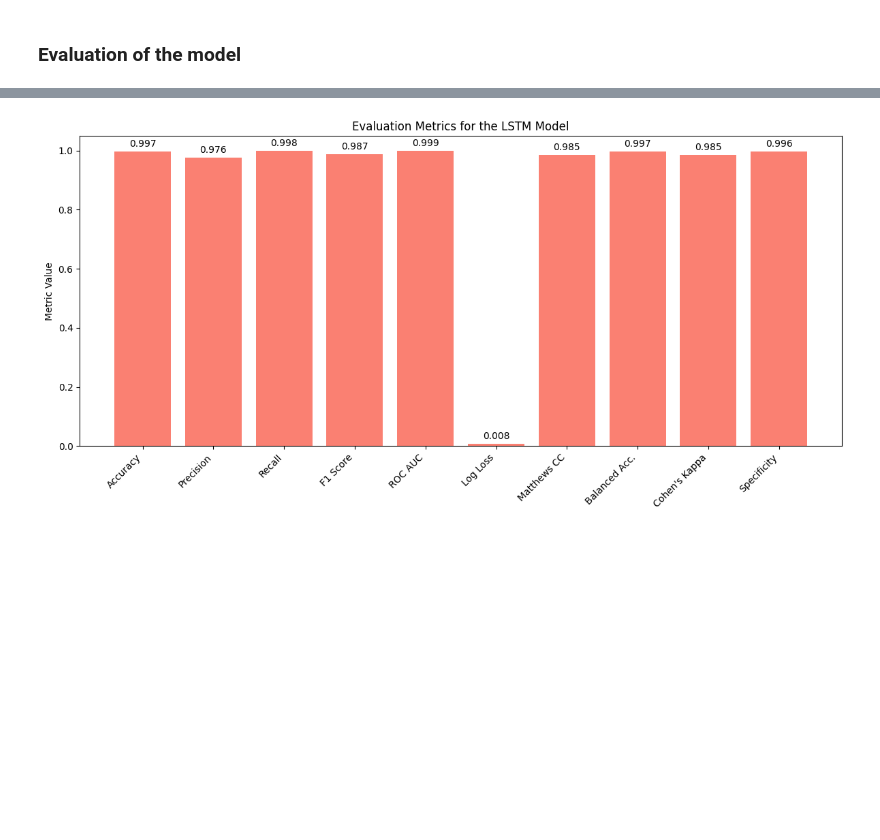
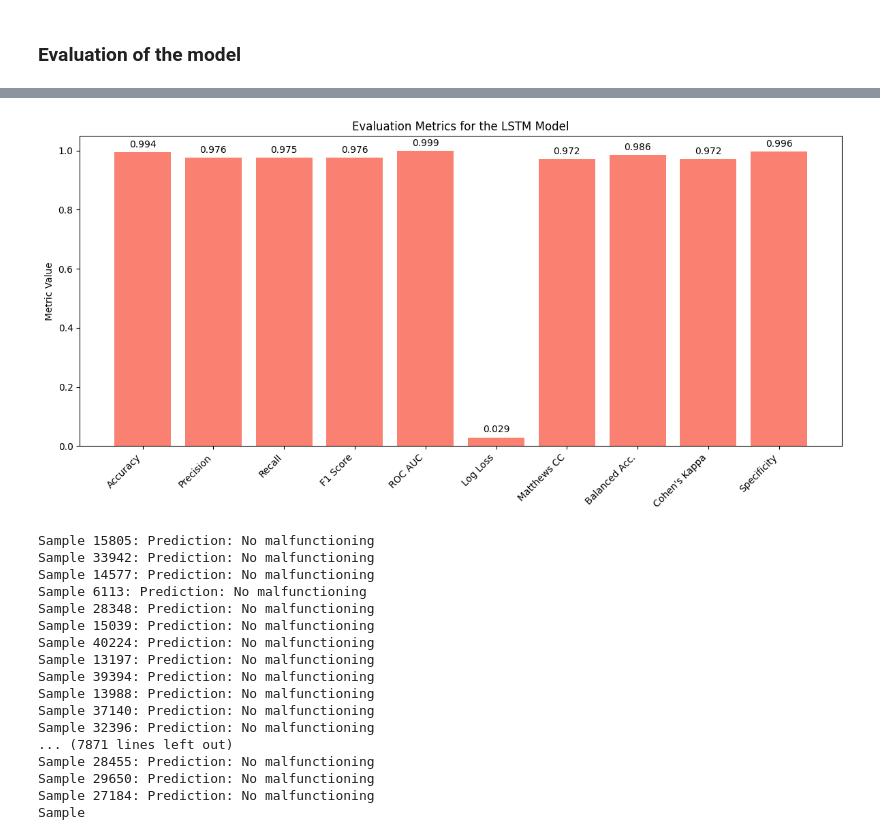
Before and after one commit to RakshithaKalkura/vehicle-health-prediction-obd2-dataset, a Jupyter notebook: lstm.ipynb, the cells around one changed output, grey strips where cells are left out. Drawn from its saved outputs; the diff is of its cells as text; code cells hidden in the pictures; blank space fills up the shorter version.

Commit message:
add lstm and ann

```diff
--- a/lstm.ipynb
+++ b/lstm.ipynb
@@ -39,14 +41,18 @@ df.drop(columns=cols_to_drop, errors='ignore', inplace=True)
 feature_cols = [
     'MARK', 'MODEL', 'CAR_YEAR', 'ENGINE_POWER', 'ENGINE_COOLANT_TEMP',
     'ENGINE_LOAD', 'ENGINE_RPM', 'AIR_INTAKE_TEMP', 'SPEED',
-    'SHORT TERM FUEL TRIM BANK 1', 'THROTTLE_POS',
-    'TIMING_ADVANCE', 'MIN', 'HOURS', 'DAYS_OF_WEEK', 'MONTHS', 'YEAR'
+    'SHORT TERM FUEL TRIM BANK 1', 'THROTTLE_POS', 'TIMING_ADVANCE',
+    'MIN', 'HOURS', 'DAYS_OF_WEEK', 'MONTHS', 'YEAR'
 ]
-df_model = df[feature_cols + ['EngineHealth']].copy()
-df_model.dropna(subset=['EngineHealth'], inplace=True)
+df_model = df[ feature_cols + ['DTC_NUMBER', 'TROUBLE_CODES'] ].copy()
+df_model['EngineStatus'] = df_model.apply(get_engine_status, axis=1)
+
+# df_model.dropna(subset=['EngineStatus'], inplace=True) # drop rows with missing EngineStatus
 # %%
 X = df_model[feature_cols]
-y = df_model['EngineHealth']
+y = df_model['EngineStatus']
+# %%
+meta_info = df_model[['DTC_NUMBER', 'TROUBLE_CODES']]
 # %%
 # preprocess the data - preprocessing pipeline
 categorical_features = ['MARK', 'MODEL']
@@ -67,8 +73,8 @@ preprocessor = ColumnTransformer(
 )
 # %%
 # Split into Training and Test Sets
-X_train, X_test, y_train, y_test = train_test_split(
-    X, y, test_size=0.2, random_state=42
+X_train, X_test, y_train, y_test, meta_train, meta_test = train_test_split(
+    X, y, meta_info, test_size=0.2, random_state=42
 )
 X_train_processed = preprocessor.fit_transform(X_train)
 X_test_processed = preprocessor.transform(X_test)
@@ -125,32 +131,26 @@ Epoch 10/10
 # %% [markdown]
 ### Evaluation of the model
 # %%
+
 test_loss_lstm, test_accuracy_lstm = model_lstm.evaluate(X_test_lstm, y_test)
 print(f'LSTM Test Loss: {test_loss_lstm:.4f}, LSTM Test Accuracy: {test_accuracy_lstm:.4f}')
+
 y_pred_proba_lstm = model_lstm.predict(X_test_lstm)
 y_pred_lstm = (y_pred_proba_lstm >= 0.5).astype(int).flatten()
-# 1. Accuracy
+
 acc = accuracy_score(y_test, y_pred_lstm)
-# 2. Precision
 prec = precision_score(y_test, y_pred_lstm)
-# 3. Recall
 rec = recall_score(y_test, y_pred_lstm)
-# 4. F1 Score
 f1 = f1_score(y_test, y_pred_lstm)
-# 5. ROC AUC Score
 roc_auc = roc_auc_score(y_test, y_pred_proba_lstm)
-# 6. Log Loss
 ll = log_loss(y_test, y_pred_proba_lstm)
-# 7. Matthews Correlation Coefficient
 mcc = matthews_corrcoef(y_test, y_pred_lstm)
-# 8. Balanced Accuracy
 bal_acc = balanced_accuracy_score(y_test, y_pred_lstm)
-# 9. Cohen's Kappa Score
 kappa = cohen_kappa_score(y_test, y_pred_lstm)
-# 10. Specificity (TN / (TN + FP))
 cm = confusion_matrix(y_test, y_pred_lstm)
 tn, fp, fn, tp = cm.ravel()
-specificity = tn / (tn + fp) if (tn + fp) > 0 else 0
+specificity = tn / (tn + fp) if (tn+fp) > 0 else 0
+
 metrics_dict_lstm = {
     "Accuracy": acc,
     "Precision": prec,
@@ -163,6 +163,7 @@ metrics_dict_lstm = {
     "Cohen's Kappa": kappa,
     "Specificity": specificity
 }
+
 plt.figure(figsize=(12, 6))
 bars = plt.bar(metrics_dict_lstm.keys(), metrics_dict_lstm.values(), color='salmon')
 plt.title("Evaluation Metrics for the LSTM Model")
@@ -175,7 +176,18 @@ for bar in bars:
                  xytext=(0, 3),
                  textcoords="offset points",
                  ha='center', va='bottom')
-
 plt.tight_layout()
 plt.show()
+
+predictions_df = meta_test.copy()
+predictions_df['Predicted_Status'] = y_pred_lstm
+
+predictions_df['Prediction'] = predictions_df['Predicted_Status'].apply(lambda x: "Malfunctioning" if x==1 else "No malfunctioning")
+
+# Print the predictions.
+for idx, row in predictions_df.iterrows():
+    if row['Predicted_Status'] == 1:
+        print(f"Sample {idx}: DTC_NUMBER: {row['DTC_NUMBER']}, Trouble_codes: {row['TROUBLE_CODES']} -> Prediction: Malfunctioning")
+    else:
+        print(f"Sample {idx}: Prediction: No malfunctioning")
 # %% [output]
@@ -185 +197,18 @@ LSTM Test Loss: 0.0081, LSTM Test Accuracy: 0.9966
-[figure, old version]
+[figure, new version]
+Sample 15805: Prediction: No malfunctioning
+Sample 33942: Prediction: No malfunctioning
+Sample 14577: Prediction: No malfunctioning
+Sample 6113: Prediction: No malfunctioning
+Sample 28348: Prediction: No malfunctioning
+Sample 15039: Prediction: No malfunctioning
+Sample 40224: Prediction: No malfunctioning
+Sample 13197: Prediction: No malfunctioning
+Sample 39394: Prediction: No malfunctioning
+Sample 13988: Prediction: No malfunctioning
+Sample 37140: Prediction: No malfunctioning
+Sample 32396: Prediction: No malfunctioning
+... (7871 lines left out)
+Sample 28455: Prediction: No malfunctioning
+Sample 29650: Prediction: No malfunctioning
+Sample 27184: Prediction: No malfunctioning
+Sample
```
Also changed, not shown: parts of 5 cells of this notebook, 1 other file.
